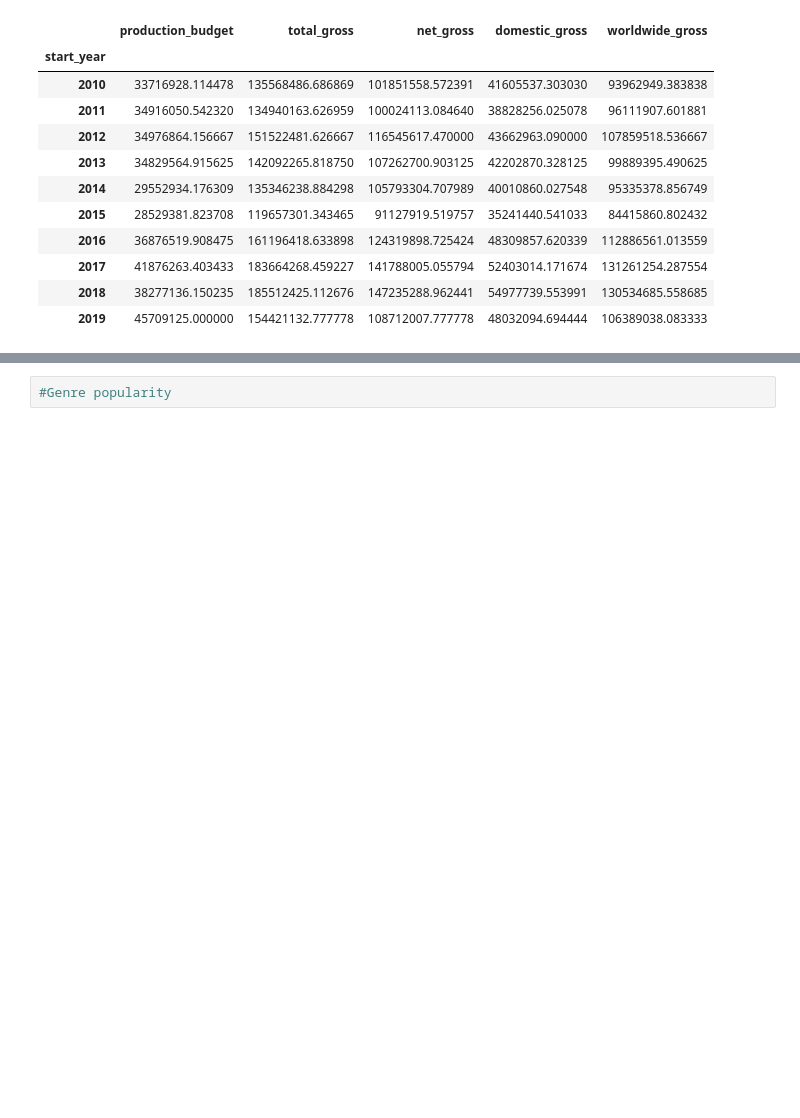
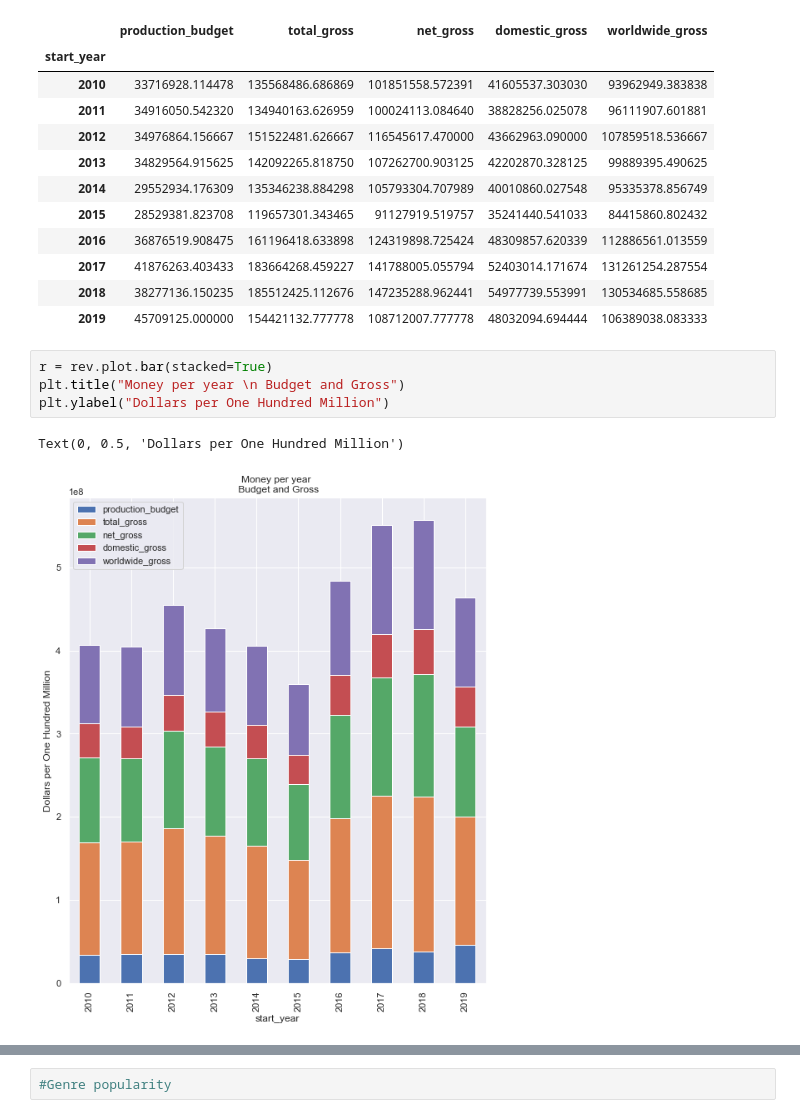
Before and after one commit to jinsolnim/Movie-Analysis, a Jupyter notebook: Movie Analysis for Microsoft.ipynb, the cells around one changed output, grey strips where cells are left out. Cells and saved outputs as stored; diff of their text form; blank space fills up the shorter version.

```diff
--- a/Movie Analysis for Microsoft.ipynb
+++ b/Movie Analysis for Microsoft.ipynb
@@ -710,6 +707,13 @@ rev
 | 2017 | 41876263.403433 | 183664268.459227 | 141788005.055794 | 52403014.171674 | 131261254.287554 |
 | 2018 | 38277136.150235 | 185512425.112676 | 147235288.962441 | 54977739.553991 | 130534685.558685 |
 | 2019 | 45709125.000000 | 154421132.777778 | 108712007.777778 | 48032094.694444 | 106389038.083333 |
+# %%
+r = rev.plot.bar(stacked=True)
+plt.title("Money per year \n Budget and Gross")
+plt.ylabel("Dollars per One Hundred Million")
+# %% [output]
+Text(0, 0.5, 'Dollars per One Hundred Million')
+[figure, added]
 # %%
 sns.lineplot(data=rev).set_title('Budget vs Gross by Year')
 sns.set(rc={'figure.figsize':(7,10)})
```
Also changed, not shown: parts of 18 cells of this notebook, 4 other files.
